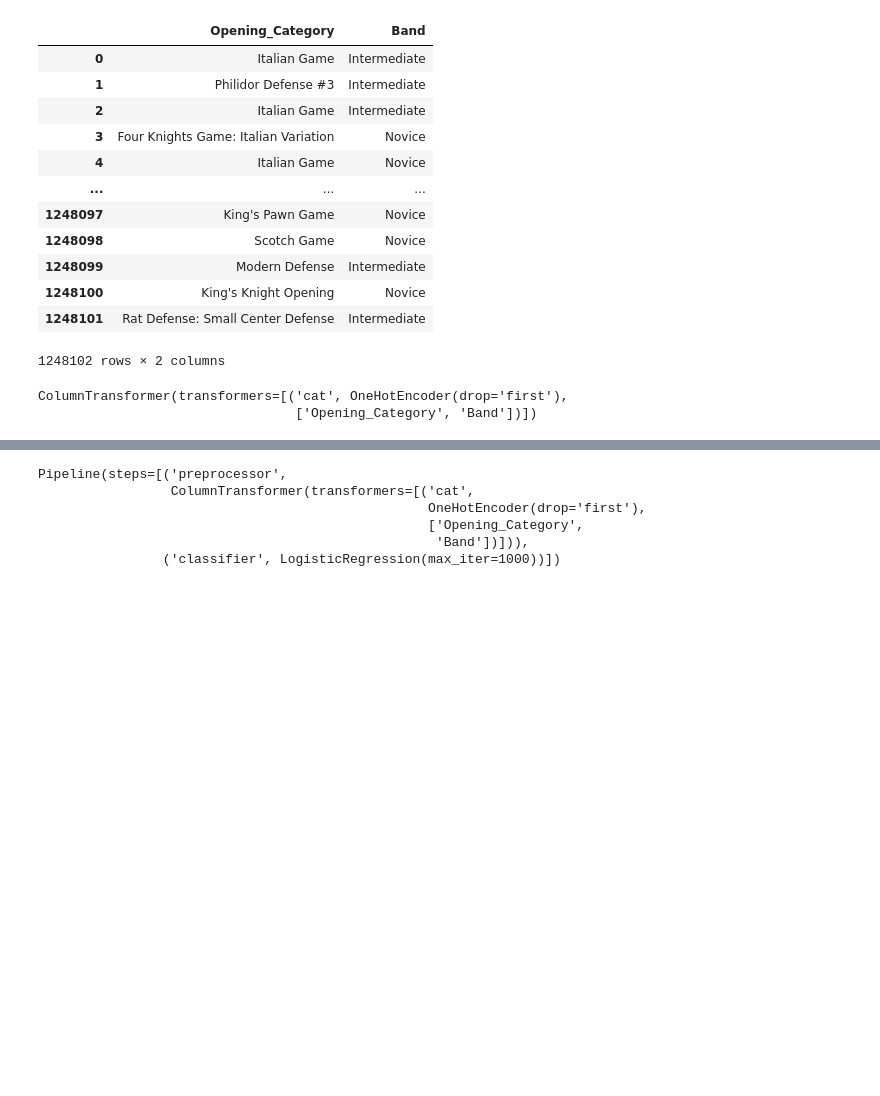
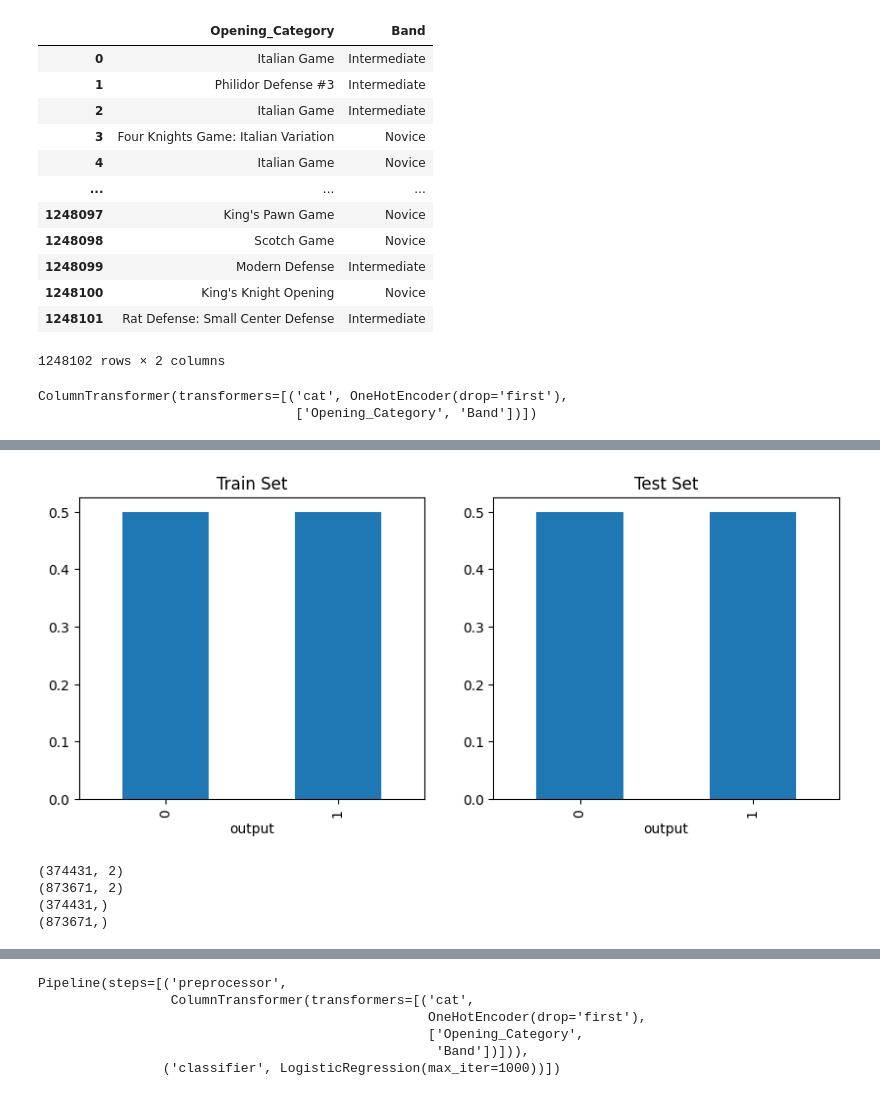
Before and after one commit to husnainn22/Chess-opening-analysis, a Jupyter notebook: chess.ipynb, the cells around one changed output, grey strips where cells are left out. Saved outputs shown, nothing was run; the diff lists cells and outputs as text; code cells hidden in the pictures; blank space fills up the shorter version.

```diff
--- a/chess.ipynb
+++ b/chess.ipynb
@@ -517,0 +548,35 @@ X_train
+# %%
+import matplotlib.pyplot as plt
+
+fig, axs = plt.subplots(1, 2, figsize=(10,4))  # 1 row, 2 columns
+
+# Bar chart for train
+df_train["output"].value_counts(normalize=True).plot(kind='bar', ax=axs[0])
+axs[0].set_title("Train Set")
+
+
+# Bar chart for test
+df_test['output'].value_counts(normalize=True).plot(kind='bar', ax=axs[1])
+axs[1].set_title("Test Set")
+
+
+plt.show()
+# %% [output]
+[figure, added]
+# %%
+X_train = df_train.drop('output', axis=1)
+X_test = df_test.drop('output', axis=1)
+
+
+y_train = df_train['output']
+y_test = df_test['output']
+
+print(X_test.shape)
+print(X_train.shape)
+print(y_test.shape)
+print(y_train.shape)
+# %% [output]
+(374431, 2)
+(873671, 2)
+(374431,)
+(873671,)
```
Also changed, not shown: parts of 14 cells of this notebook.
